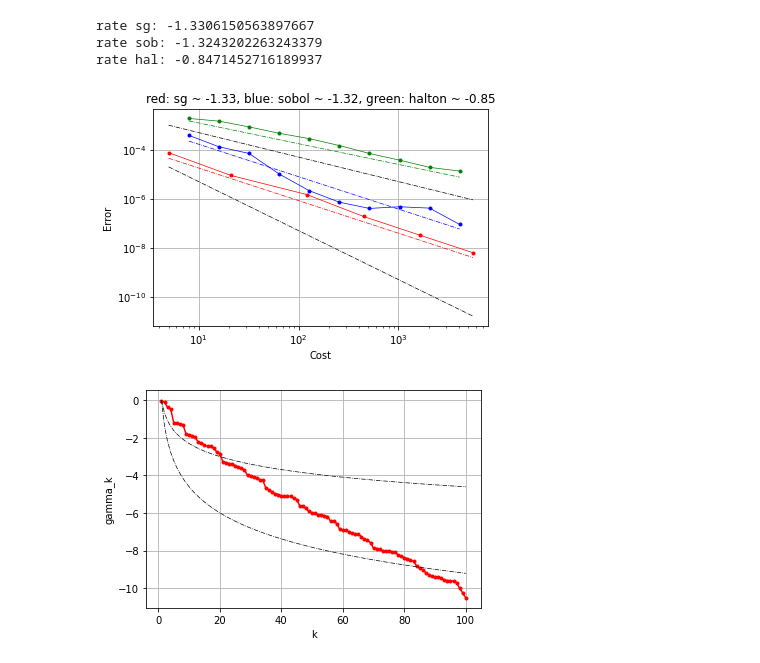
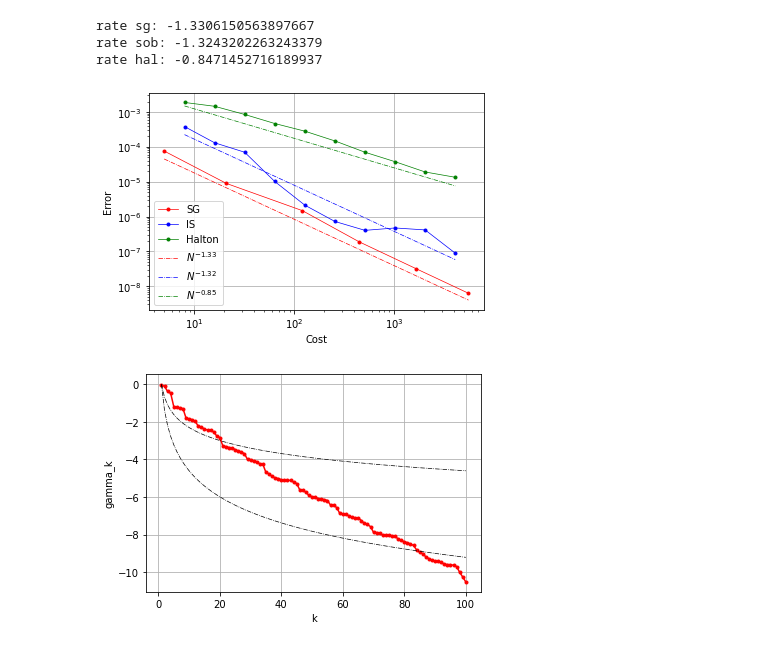
Before and after one commit to vkarnaev/random_domain_elasticity, a Jupyter notebook: utils/python/plotGraph.ipynb, the cells around one changed output. Cells and saved outputs as stored; diff of their text form; code cells hidden in the pictures.

```diff
--- a/utils/python/plotGraph.ipynb
+++ b/utils/python/plotGraph.ipynb
@@ -45,34 +45,33 @@ rate hal: -0.8471452716189937
 # %%
 fig, ax = plt.subplots()
 
-ax.loglog(err_sg_vs_sg[:,0], err_sg_vs_sg[:,1],'r.')
-ax.loglog(err_sg_vs_sg[:,0], err_sg_vs_sg[:,1],'r-',lw=0.7)
-ax.loglog(err_sg_vs_sg[:,0], rate_sg,'r-.',lw=0.7)
+sg_line, = ax.loglog(err_sg_vs_sg[:,0], err_sg_vs_sg[:,1],'r.-',lw=0.7)
+rate_sg_line, = ax.loglog(err_sg_vs_sg[:,0], rate_sg,'r-.',lw=0.7)
 
-ax.loglog(err_sob_vs_sg[:,0], err_sob_vs_sg[:,1],'b.')
-ax.loglog(err_sob_vs_sg[:,0], err_sob_vs_sg[:,1],'b-',lw=0.7)
-ax.loglog(err_sob_vs_sg[:,0], rate_sob,'b-.',lw=0.7)
+sob_line, = ax.loglog(err_sob_vs_sg[:,0], err_sob_vs_sg[:,1],'b.-',lw=0.7)
+rate_sob_line, = ax.loglog(err_sob_vs_sg[:,0], rate_sob,'b-.',lw=0.7)
 
-ax.loglog(err_hal_vs_sg[:,0], err_hal_vs_sg[:,1],'g.')
-ax.loglog(err_hal_vs_sg[:,0], err_hal_vs_sg[:,1],'g-',lw=0.7)
-ax.plot(err_hal_vs_sg[:,0], rate_hal,'g-.',lw=0.7)
+hal_line, = ax.loglog(err_hal_vs_sg[:,0], err_hal_vs_sg[:,1],'g.-',lw=0.7)
+rate_hal_line, = ax.plot(err_hal_vs_sg[:,0], rate_hal,'g-.',lw=0.7)
 
-ax.loglog(rate, rate1,'k-.',lw=0.7)
-ax.loglog(rate, rate2,'k-.',lw=0.7)
+#rate1_line, = ax.loglog(rate, rate1,'k--',lw=0.7)
+#rate2_line, = ax.loglog(rate, rate2,'k-.',lw=0.7)
 
 slope_sg = round(slope_sg,2)
 slope_sob = round(slope_sob,2)
 slope_hal = round(slope_hal,2)
 title = "red: sg ~ " + str(slope_sg) + ", blue: sobol ~ " +  str(slope_sob) + ", green: halton ~ " + str(slope_hal)
 
-ax.set_title(title)
+ax.legend(
+    [sg_line, sob_line, hal_line, rate_sg_line, rate_sob_line, rate_hal_line],
+    ['SG', 'IS', 'Halton','$N^{'+str(slope_sg) +'}$', '$N^{'+str(slope_sob) +'}$', '$N^{'+str(slope_hal) +'}$'])
 ax.set(xlabel="Cost", ylabel='Error')
 ax.grid()
 
 fig.savefig("../../experiments/pic/err.png",dpi = 400)
 plt.show()
 # %% [output]
-[figure, old version]
+[figure, new version]
 # %%
 gamma = np.log(np.loadtxt("../../experiments/err/gamma.txt", delimiter=' '))
 num = np.arange(1, 101, dtype=float)
```
Also changed, not shown: parts of 1 cell of this notebook, 17 other files.
